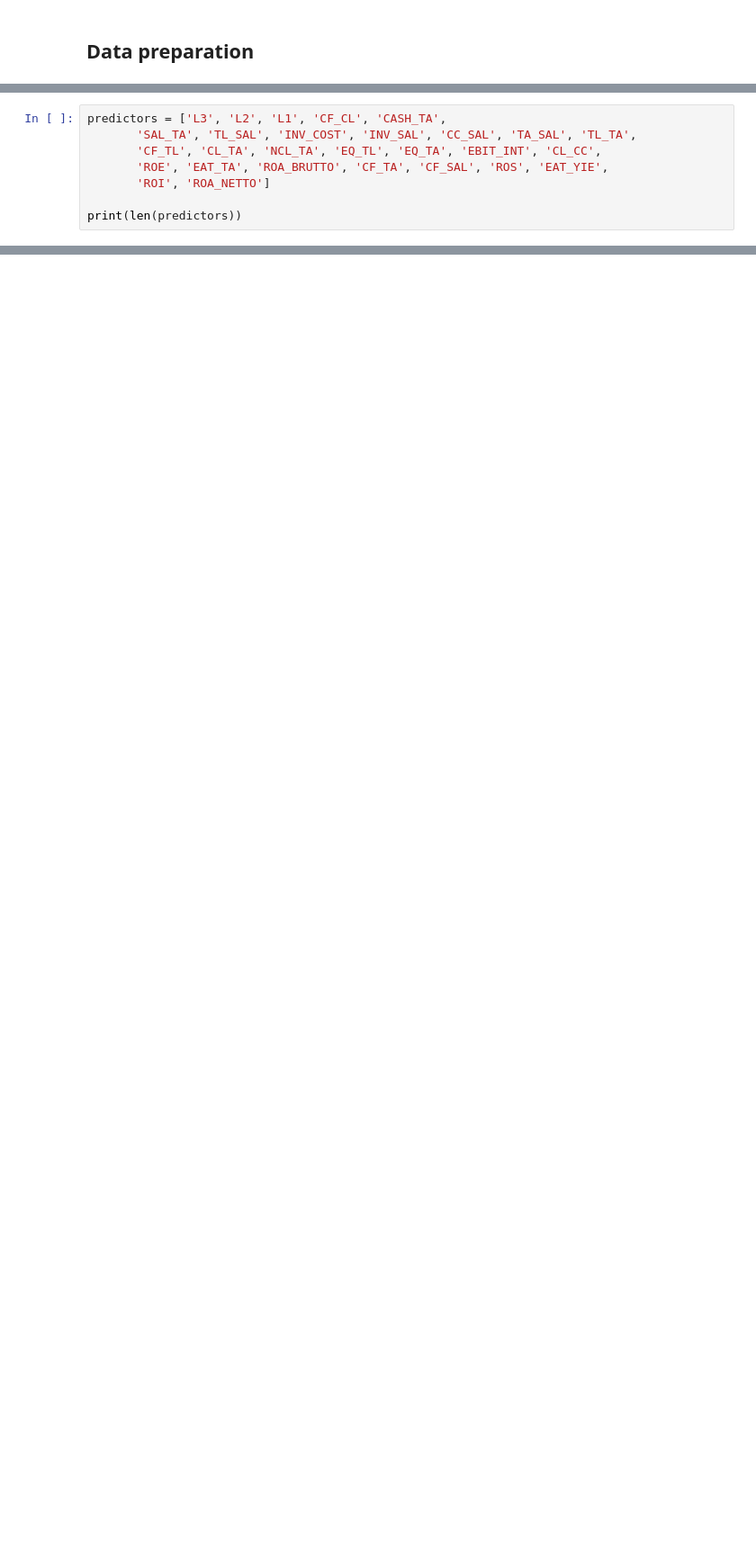
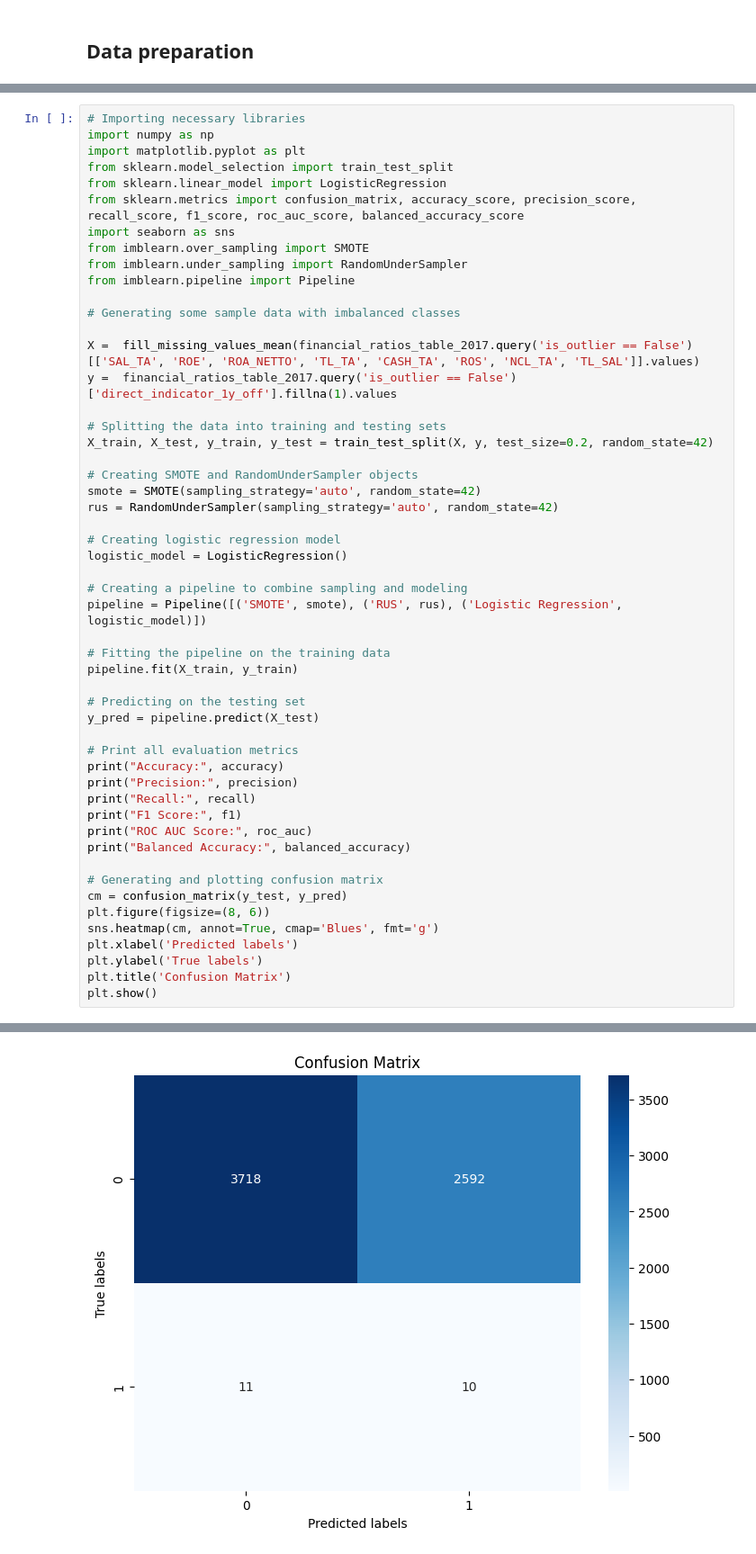
Before and after one commit to rohalmatus/financial-distress-models, a Jupyter notebook: CODE/EXPLORATORY/eda_01.ipynb, the cells around one changed output, grey strips where cells are left out. Shown at 90% size. Cells and saved outputs as stored; diff of their text form; blank space fills up the shorter version.

```diff
--- a/CODE/EXPLORATORY/eda_01.ipynb
+++ b/CODE/EXPLORATORY/eda_01.ipynb
@@ -127,8 +43,0 @@ Index(['entity_id', 'year', 'financial_report_id', 'financial_statement_id',
-# %%
-predictors = ['L3', 'L2', 'L1', 'CF_CL', 'CASH_TA',
-       'SAL_TA', 'TL_SAL', 'INV_COST', 'INV_SAL', 'CC_SAL', 'TA_SAL', 'TL_TA',
-       'CF_TL', 'CL_TA', 'NCL_TA', 'EQ_TL', 'EQ_TA', 'EBIT_INT', 'CL_CC',
-       'ROE', 'EAT_TA', 'ROA_BRUTTO', 'CF_TA', 'CF_SAL', 'ROS', 'EAT_YIE',
-       'ROI', 'ROA_NETTO']
-
-print(len(predictors))
@@ -202,0 +350,53 @@ plt.show()
+# %%
+# Importing necessary libraries
+import numpy as np
+import matplotlib.pyplot as plt
+from sklearn.model_selection import train_test_split
+from sklearn.linear_model import LogisticRegression
+from sklearn.metrics import confusion_matrix, accuracy_score, precision_score, recall_score, f1_score, roc_auc_score, balanced_accuracy_score
+import seaborn as sns
+from imblearn.over_sampling import SMOTE
+from imblearn.under_sampling import RandomUnderSampler
+from imblearn.pipeline import Pipeline
+
+# Generating some sample data with imbalanced classes
+
+X =  fill_missing_values_mean(financial_ratios_table_2017.query('is_outlier == False')[['SAL_TA', 'ROE', 'ROA_NETTO', 'TL_TA', 'CASH_TA', 'ROS', 'NCL_TA', 'TL_SAL']].values)
+y =  financial_ratios_table_2017.query('is_outlier == False')['direct_indicator_1y_off'].fillna(1).values
+
+# Splitting the data into training and testing sets
+X_train, X_test, y_train, y_test = train_test_split(X, y, test_size=0.2, random_state=42)
+
+# Creating SMOTE and RandomUnderSampler objects
+smote = SMOTE(sampling_strategy='auto', random_state=42)
+rus = RandomUnderSampler(sampling_strategy='auto', random_state=42)
+
+# Creating logistic regression model
+logistic_model = LogisticRegression()
+
+# Creating a pipeline to combine sampling and modeling
+pipeline = Pipeline([('SMOTE', smote), ('RUS', rus), ('Logistic Regression', logistic_model)])
+
+# Fitting the pipeline on the training data
+pipeline.fit(X_train, y_train)
+
+# Predicting on the testing set
+y_pred = pipeline.predict(X_test)
+
+# Print all evaluation metrics
+print("Accuracy:", accuracy)
+print("Precision:", precision)
+print("Recall:", recall)
+print("F1 Score:", f1)
+print("ROC AUC Score:", roc_auc)
+print("Balanced Accuracy:", balanced_accuracy)
+
+# Generating and plotting confusion matrix
+cm = confusion_matrix(y_test, y_pred)
+plt.figure(figsize=(8, 6))
+sns.heatmap(cm, annot=True, cmap='Blues', fmt='g')
+plt.xlabel('Predicted labels')
+plt.ylabel('True labels')
+plt.title('Confusion Matrix')
+plt.show()
+# %% [output]
@@ -202,0 +409 @@ plt.show()
+[figure, added]
```
Also changed, not shown: parts of 40 cells of this notebook, 5 other files.
